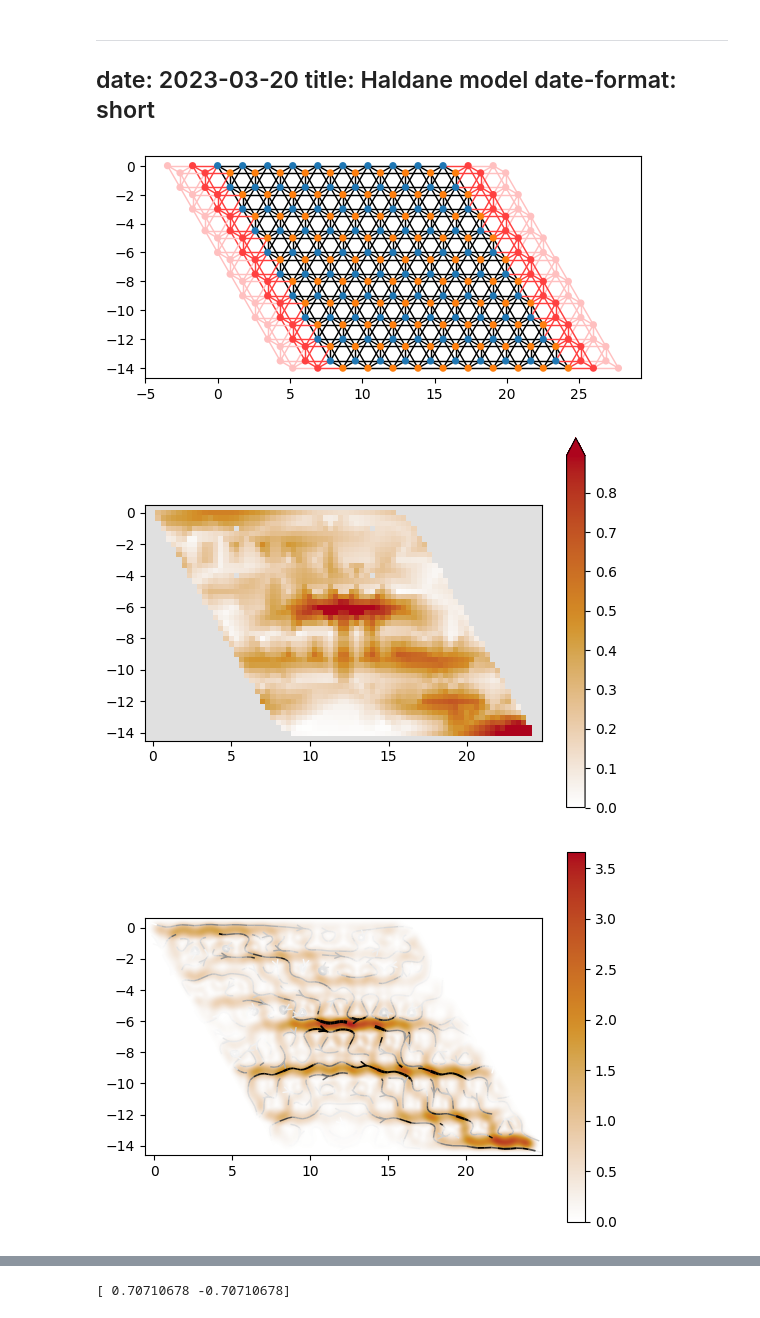
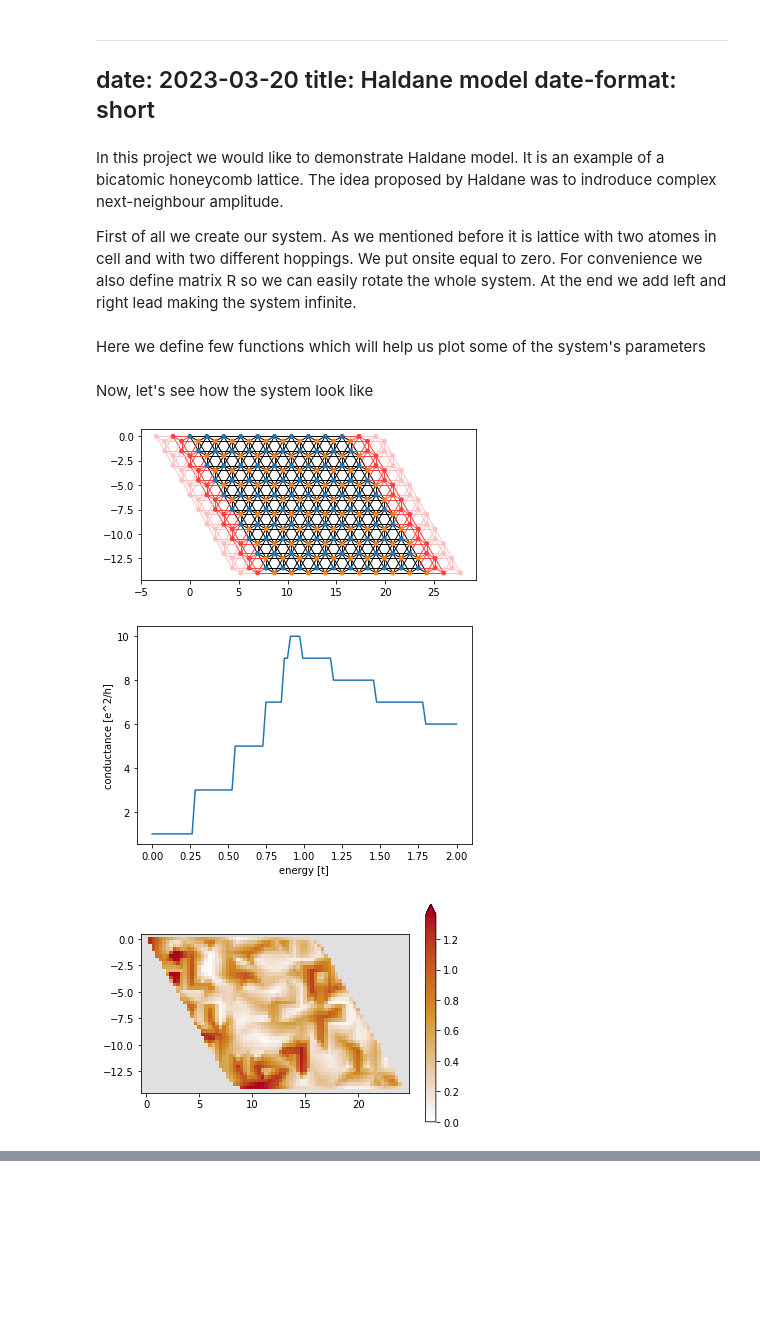
Before and after one commit to korsakjakub/kwant-tutorials-zps, a Jupyter notebook: posts/2023-03-20-haldane.ipynb, the cells around one changed output, grey strips where cells are left out. Saved outputs shown, nothing was run; the diff lists cells and outputs as text; code cells hidden in the pictures; blank space fills up the shorter version.

Commit message:
post Haldane model - opis, tradycyjne rozwiązanie

```diff
--- a/posts/2023-03-20-haldane.ipynb
+++ b/posts/2023-03-20-haldane.ipynb
@@ -14,2 +20,6 @@ import scipy
+# %% [markdown]
+In this project we would like to demonstrate Haldane model. It is an example of a bicatomic honeycomb lattice. The idea proposed by Haldane was to indroduce complex next-neighbour amplitude.
+
+First of all we create our system. As we mentioned before it is lattice with two atomes in cell and with two different hoppings. We put onsite equal to zero. For convenience we also define matrix R so we can easily rotate the whole system. At the end we add left and right lead making the system infinite.
 # %%
 def make_system(a=1, t_1=1.0, t_2=1.0, L=10, r=3):
@@ -131,0 +70,2 @@ def plot_density(sys,ener, it=-1):
+# %% [markdown]
+Here we define few functions which will help us plot some of the system's parameters
@@ -132,23 +111,13 @@ def plot_density(sys,ener, it=-1):
+# %% [markdown]
+Now, let's see how the system look like
 # %%
-
-sys, right_lead = make_system(t_1 = 1, t_2 = 0.5*np.exp(1j))
+t_2 = 0.05
+sys, right_lead = make_system(t_1 = 1, t_2 = t_2)
 kwant.plot(sys)
-kwant.plot(sys, file='haldane.pdf')
-
-#plot_conductance(sys, np.linspace(0,2,1000))
+plot_conductance(sys, np.linspace(0,2,100))
 plot_density(sys, 1)
-
-for phi in np.linspace(2*np.pi/5, 3*np.pi/2, 10):
-    t_2 = 0.1 * np.exp(1j*phi)
-    sys, right_lead = make_system(t_1 = 1, t_2 = t_2)
-    plot_bandstructure(right_lead, np.linspace(-np.pi, np.pi, 100), t_2, title=f"t_1 = 1, t_2 = {t_2}")
-    plt.savefig(f't_1 = 1 t_2 = {np.round(t_2,4)}.pdf')
-plt.show()
-
-
-R = np.array([[1/np.sqrt(2), 1/np.sqrt(2)],[-1/np.sqrt(2), 1/np.sqrt(2)]])
-print(np.dot(R,[1,0]))
+plot_bandstructure(right_lead, np.linspace(-np.pi, np.pi, 100), t_2, title=f"t_1 = 1, t_2 = {t_2}")
 # %% [output]
-[figure, old version]
+[figure, new version]
-[figure, old version]
+[figure, new version]
-[figure, old version]
+[figure, new version]
@@ -165 +125,0 @@ print(np.dot(R,[1,0]))
-[ 0.70710678 -0.70710678]
```
Also changed, not shown: parts of 8 cells of this notebook.
